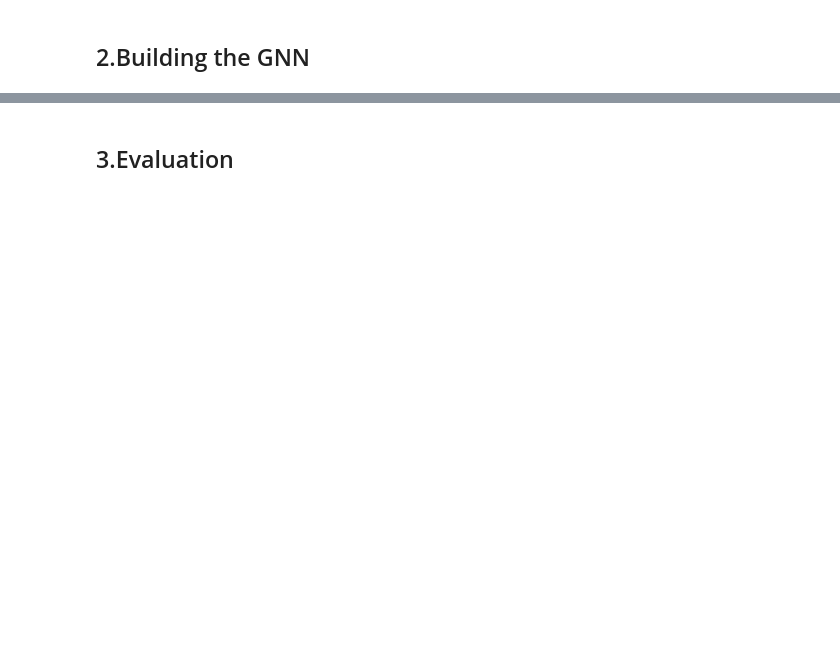
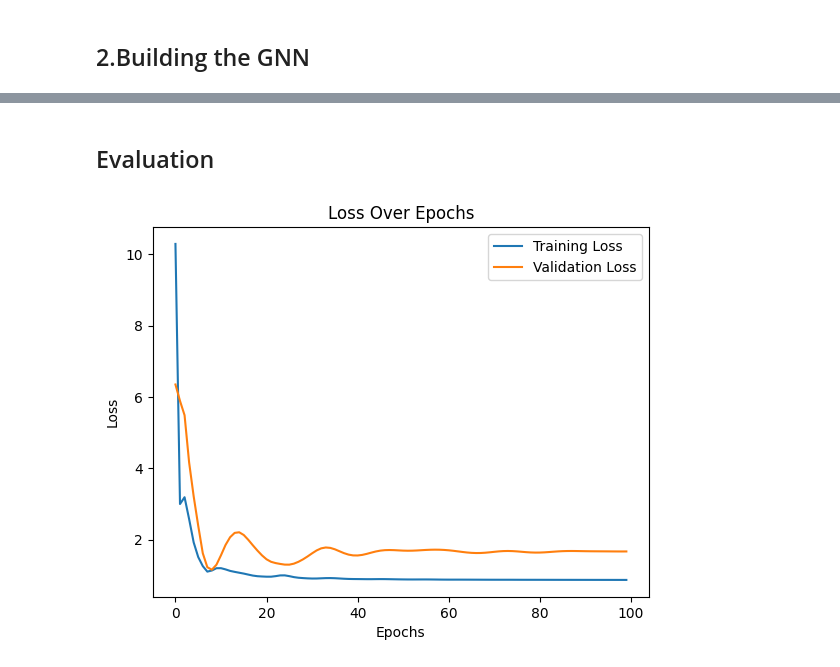
Before and after one commit to PatrickReck01/DS_GNN, a Jupyter notebook: GNN_V2.ipynb, the cells around one changed output, grey strips where cells are left out. Saved outputs shown, nothing was run; the diff lists cells and outputs as text; code cells hidden in the pictures; blank space fills up the shorter version.

Commit message:
Interactive 3d graph + prduct classification GCN

```diff
--- a/GNN_V2.ipynb
+++ b/GNN_V2.ipynb
@@ -44,0 +59,2 @@ edges_storage_df
+# %%
+temp_prod_df.drop('Date',axis=1,inplace=True)
@@ -137,0 +252,28 @@ fig.show()
+# %%
+# Loss
+train_losses = []
+val_losses = []
+
+# Accuracy
+train_accs = []
+val_accs = []
+test_accs = []
+
+# Train the model
+for epoch in range(100):
+    train_loss = train()
+    train_losses.append(train_loss)
+    train_acc = test(data.train_mask)
+    train_accs.append(train_acc)
+    val_acc = test(data.val_mask)
+    val_accs.append(val_acc)
+    test_acc = test(data.test_mask)
+    test_accs.append(test_acc)
+    if epoch % 10 == 0:
+        print(f'Epoch {epoch}, Train_Loss: {train_loss:.4f}, Train Acc: {train_acc:.4f}, Val Acc: {val_acc:.4f}, Test Acc: {test_acc:.4f}')
+
+    model.eval()
+    with torch.no_grad():
+        val_out = model(data)
+        val_loss = criterion(val_out[data.val_mask], data.y[data.val_mask])
+        val_losses.append(val_loss.item())
@@ -138,2 +291,19 @@ fig.show()
 # %% [markdown]
-## 3.Evaluation
+## Evaluation
+# %%
+
+import matplotlib.pyplot as plt
+
+epochs = range(len(train_losses))
+
+plt.plot(epochs, train_losses, label='Training Loss')
+plt.plot(epochs, val_losses, label='Validation Loss')
+
+plt.title('Loss Over Epochs')
+plt.xlabel('Epochs')
+plt.ylabel('Loss')
+plt.legend()
+plt.savefig('images/loss.png')
+plt.show()
+# %% [output]
+[figure, added]
```
Also changed, not shown: parts of 28 cells of this notebook, 6 other files.
